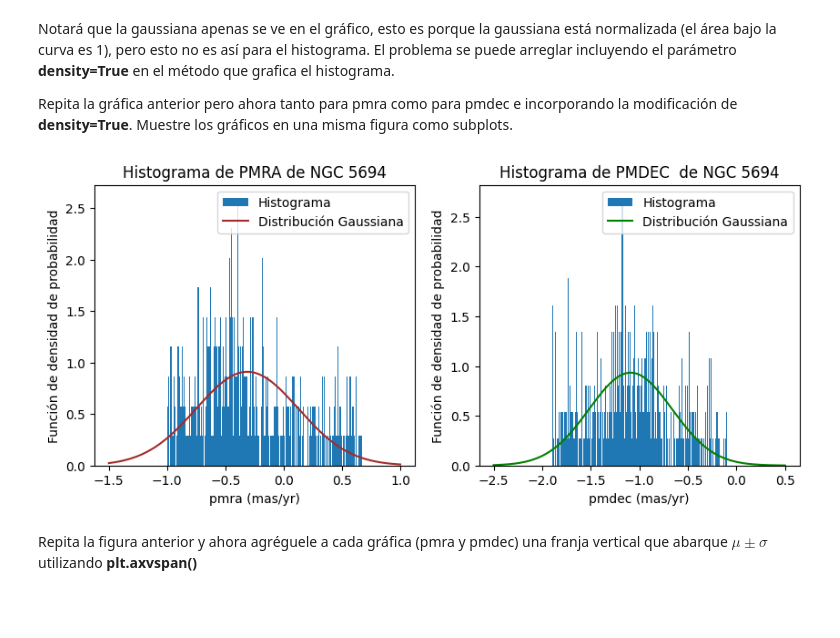
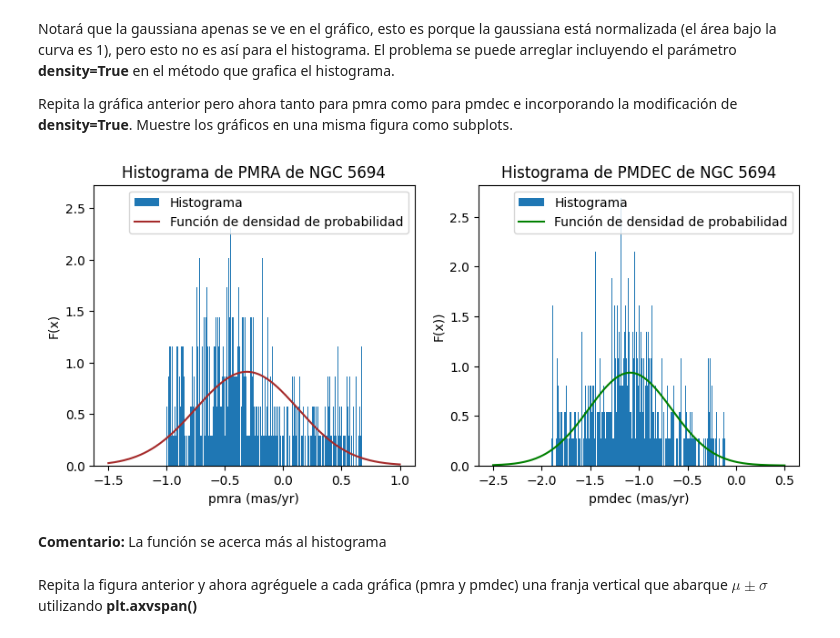
Before and after one commit to Xavier204/Tarea-2, a Jupyter notebook: Tarea2.ipynb, the cells around one changed output. Drawn from its saved outputs; the diff is of its cells as text; code cells hidden in the pictures; blank space fills up the shorter version.

```diff
--- a/Tarea2.ipynb
+++ b/Tarea2.ipynb
@@ -160,26 +166,28 @@ Repita la gráfica anterior pero ahora tanto para pmra como para pmdec e incorpo
 # %%
 plt.figure(figsize=(10, 4))
 
  # Gráfico de pmra
 plt.subplot(1,2,1)
 plt.hist(pmra, bins=300, label = 'Histograma', density=True) # gráfico del histograma
-plt.plot(x_pmra, fx_pmra, color='brown', label = 'Distribución Gaussiana') # gráfico de la distribucción gaussiana
+plt.plot(x_pmra, fx_pmra, color='brown', label = 'Función de densidad de probabilidad') # gráfico de la distribucción gaussiana
 plt.xlabel("pmra (mas/yr)")
-plt.ylabel("Función de densidad de probabilidad")
+plt.ylabel("F(x)")
 plt.title("Histograma de PMRA de NGC 5694")
 plt.legend()
 
  # Gráfico de pmdec
 plt.subplot(1,2,2)
 plt.hist(pmdec, bins=300, label = 'Histograma', density=True) # gráfico del histograma
-plt.plot(x_pmdec, fx_pmdec, color='green', label = 'Distribución Gaussiana') # gráfico de la distribucción gaussiana
+plt.plot(x_pmdec, fx_pmdec, color='green', label = 'Función de densidad de probabilidad') # gráfico de la distribucción gaussiana
 plt.xlabel("pmdec (mas/yr)")
-plt.ylabel("Función de densidad de probabilidad")
-plt.title("Histograma de PMDEC  de NGC 5694")
+plt.ylabel("F(x))")
+plt.title("Histograma de PMDEC de NGC 5694")
 plt.legend()
 plt.show()
 # %% [output]
-[figure, old version]
+[figure, new version]
+# %% [markdown]
+**Comentario:** La función se acerca más al histograma
 # %% [markdown]
 Repita la figura anterior y ahora agréguele a cada gráfica (pmra y pmdec) una franja vertical que abarque $\mu \pm \sigma$ utilizando **plt.axvspan()**
 # %%
```
Also changed, not shown: parts of 13 cells of this notebook.
